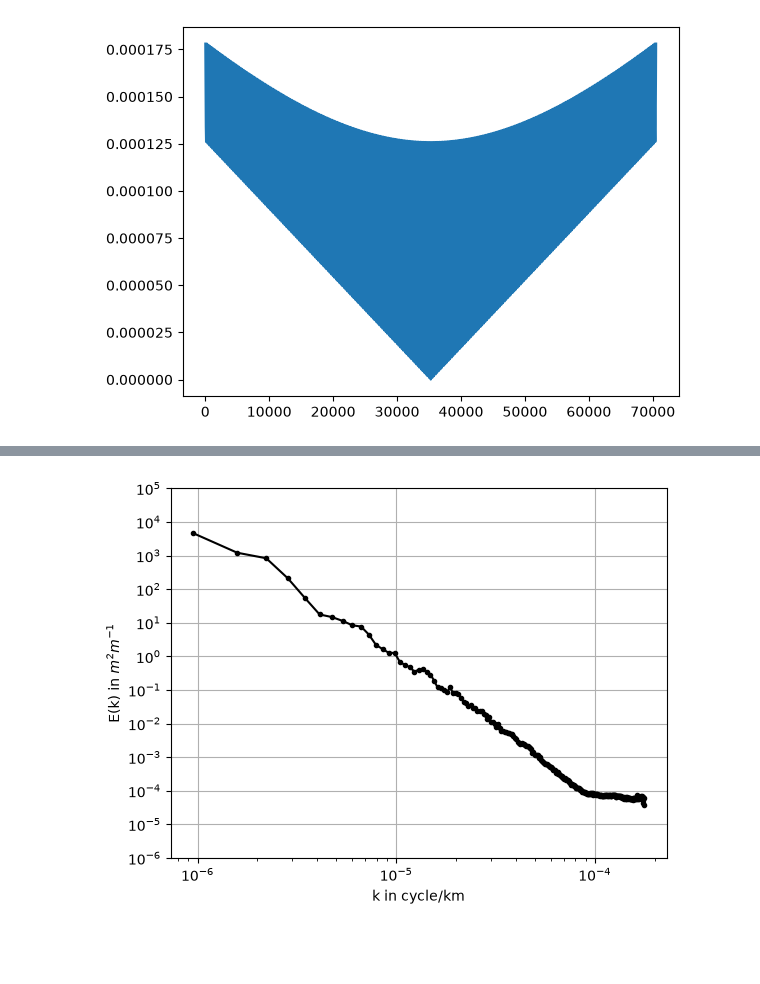
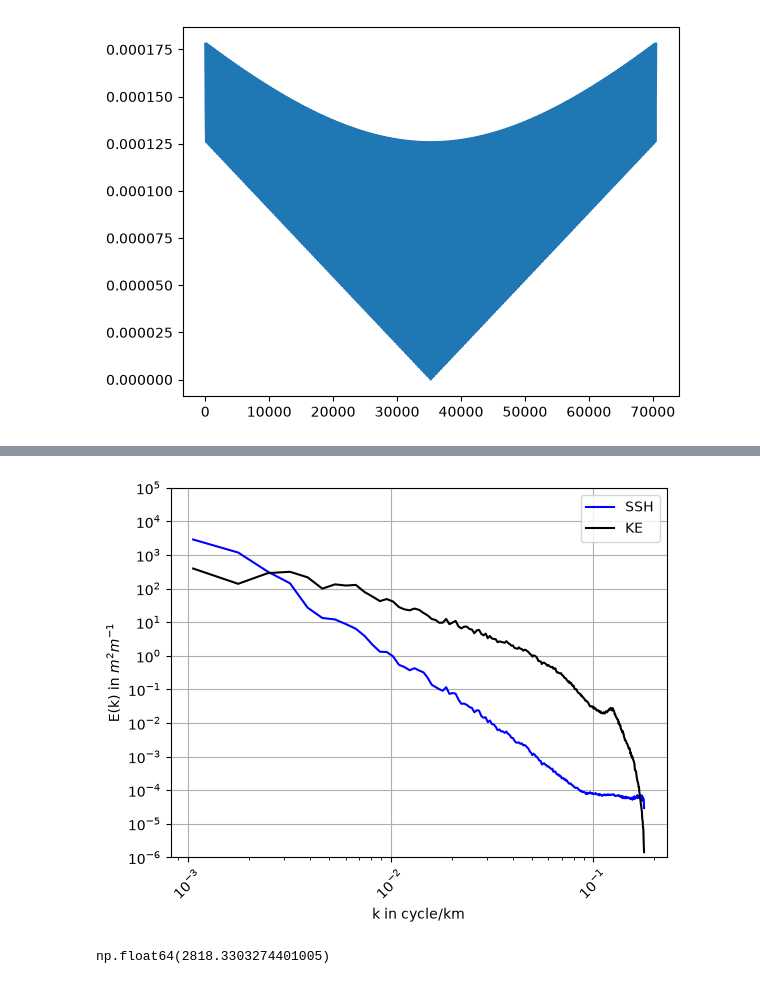
Before and after one commit to selipot/hycom-unleashed, a Jupyter notebook: hycom-spectra.ipynb, the cells around one changed output, grey strips where cells are left out. Drawn from its saved outputs; the diff is of its cells as text; code cells hidden in the pictures; blank space fills up the shorter version.

```diff
--- a/hycom-spectra.ipynb
+++ b/hycom-spectra.ipynb
@@ -114,6 +162,8 @@ def apply_tukey_window(data):
 
 # Apply Hann windowing
 ssh_windowed= apply_tukey_window(ssh)
+u_windowed = apply_tukey_window(u)
+v_windowed = apply_tukey_window(v)
 # %% [output]
 0
 1
@@ -203,4 +263,6 @@ def power_spectrum(data_windowed, dx, dy):
 
 # Compute power spectrum using accurate dx, dy
 kx, ky, power_spec_ssh = power_spectrum(ssh_windowed, dx, dy)
+_, _, power_spec_u = power_spectrum(u_windowed, dx, dy)
+_, _, power_spec_v = power_spectrum(v_windowed, dx, dy)
 # %%
@@ -226 +288,7 @@ power_spec_ssh
+# %%
+# for the "KE" spectrum
+ke_spec = []
+for i in range(0,len(time)):
+    temp_spec = 0.5 * (power_spec_u[i]+ power_spec_v[i])
+    ke_spec.append(temp_spec)
 # %%
@@ -294,13 +367,16 @@ plt.plot(k_flat)
 # %%
 #Usage
-N = np.shape(power_spec_ssh[0])[0]
+N = np.min(np.shape(ke_spec[0])) #np.shape(power_spec_ssh[0])[0]
 print(N)
 nfactor = 1
-PS = []
+ps_ssh = []
+ps_ke = []
 k_axis = []
 
 for i in range(0,len(time)):
     k,ps = isotropic_spectrum(power_spec_ssh[i], kx, ky, N, nfactor)
-    PS.append(ps)
+    ps_ssh.append(ps)
+    k,ps = isotropic_spectrum(ke_spec[i], kx, ky, N, nfactor)
+    ps_ke.append(ps)
     k_axis.append(k)
 # %% [output]
@@ -318,15 +395,24 @@ plt.grid()
 # %%
-PS_mean = np.mean(PS, axis = 0)
+ps_ssh_mean = np.mean(ps_ssh, axis = 0)
+ps_ke_mean = np.mean(ps_ke, axis = 0)
 k = k_axis[0]
 
-plt.plot(k[1::], PS_mean[1::], color = "black", marker = ".")
+plt.plot(k[1::]*1e3, ps_ssh_mean[1::], color = "blue", marker = "none",label='SSH')
+plt.plot(k[1::]*1e3, ps_ke_mean[1::], color = "black", marker = "none",label='KE')
 plt.semilogx()
 plt.semilogy()
 plt.xlabel('k in cycle/km')
 plt.ylabel('E(k) in $m^2m^{-1}$')
 plt.ylim(1e-6, 1e5)
 plt.yticks(10.0**np.arange(-6, 6))
+# make the label of the xtick tilted at 45 degrees
+plt.xticks(rotation=45)
+plt.legend()
 plt.grid()
-plt.savefig(f'figs/spectra_{x2-x1}_{y2-y1}.png', dpi=300, bbox_inches='tight')
+#plt.savefig(f'figs/spectra_{x2-x1}_{y2-y1}.png', dpi=300, bbox_inches='tight')
 # %% [output]
-[figure, old version]
+[figure, new version]
+# %%
+1/k[0]/1e3
+# %% [output]
+np.float64(2818.3303274401005)
```
Also changed, not shown: parts of 16 cells of this notebook.
